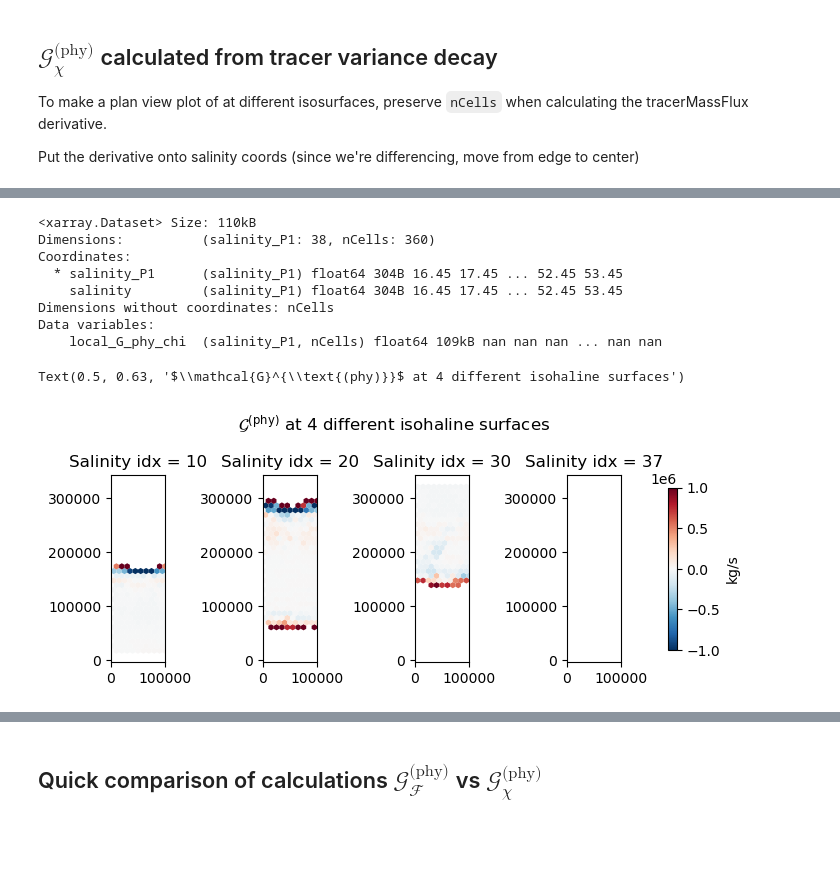
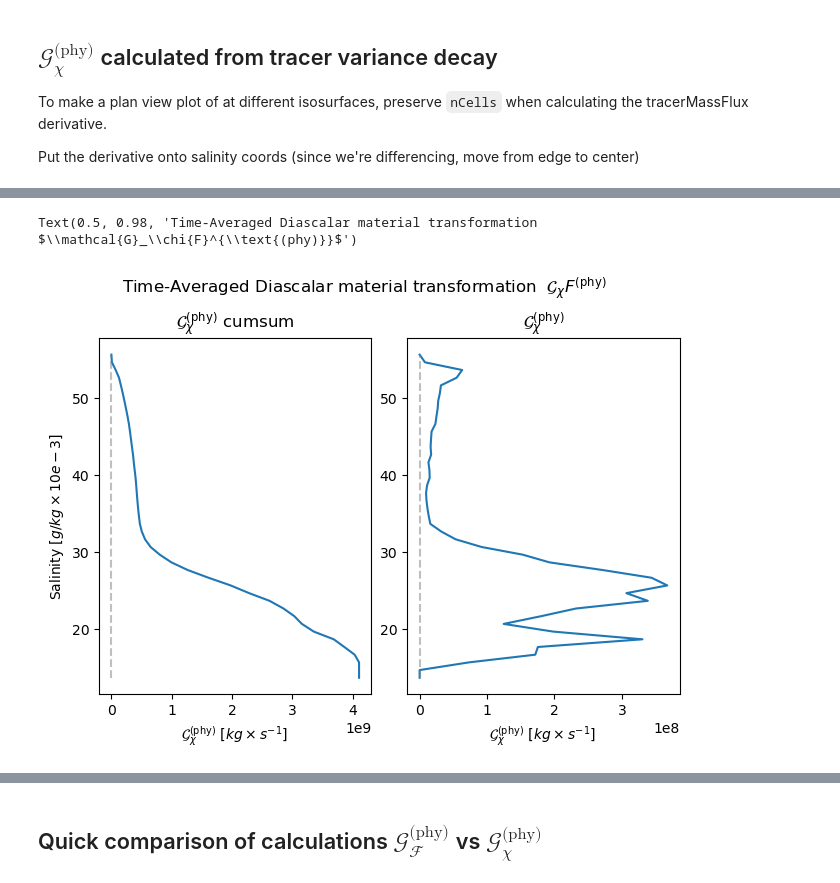
Before and after one commit to kailauyeda/WMT_DVD, a Jupyter notebook: bichan/analysis/preliminary_analysis.ipynb, the cells around one changed output, grey strips where cells are left out. Cells and saved outputs as stored; diff of their text form; code cells hidden in the pictures; blank space fills up the shorter version.

```diff
--- a/bichan/analysis/preliminary_analysis.ipynb
+++ b/bichan/analysis/preliminary_analysis.ipynb
@@ -87,6 +87,12 @@ ds_output = xr.open_dataset(filepath + '10km_channel_output.nc')
 ds_dvd = xr.open_dataset(filepath + 'analysis_members/10km_channel_DVD.0001-01-01.nc')
 mesh = xr.open_dataset(filepath + '10km_channel_init.nc')
 descriptor = mosaic.Descriptor(mesh, use_latlon=False)
+
+# format ds_dvd so that it includes a time=0 index (otherwise missing first time step)
+ds_dvd = xr.concat([ds_dvd.isel(Time=0), ds_dvd],dim='Time')
+ds_dvd["xtime"][0]= np.array(b"0001-01-01_00:00:00", dtype="|S64")
+
+ds_dvd['xtime'] = ds_dvd.xtime.assign_attrs(description='time=0 data is copy of time=1')
 # %%
 for i in ds_output.data_vars:
     if 'Mix' in i:
@@ -473,3 +494,14 @@ Text(0.5, 0.98, 'Time-averaged diascalar material transformation  $\\mathcal{G}_
+# %%
+# average over time
+# cumsum from bottom (lowest salinity class) to top (highest salinity class)
+# we need to perform a reverse cumsum because our water mass M is defined to be all values GREATER Than threshold lambda
+# reduce G_phy_ds along several dimensions
+G_phy_chi = G_phy_chi_ds.mean(dim='Time').sum(dim = 'nCells')
+
+rev_G_phy_chi = np.flipud(G_phy_chi)
+cumsum_rev_G_phy_chi = np.cumsum(rev_G_phy_chi)
+# reverse back to match highest salinity value to lowest cumsum value
+cumsum_G_phy_chi = np.flipud(cumsum_rev_G_phy_chi)
 # %% [markdown]
 ## $\mathcal{G}_\chi^{\text{(phy)}}$ calculated from tracer variance decay
 
@@ -532,32 +511,19 @@ Dimensions without coordinates: nCells
-# %%
-local_G_phy_chi_P1_ds.to_dataset(name = 'local_G_phy_chi')
-# %% [output]
-<xarray.Dataset> Size: 110kB
-Dimensions:          (salinity_P1: 38, nCells: 360)
-Coordinates:
-  * salinity_P1      (salinity_P1) float64 304B 16.45 17.45 ... 52.45 53.45
-    salinity         (salinity_P1) float64 304B 16.45 17.45 ... 52.45 53.45
-Dimensions without coordinates: nCells
-Data variables:
-    local_G_phy_chi  (salinity_P1, nCells) float64 109kB nan nan nan ... nan nan
 # %%
-fig,ax = plt.subplots(nrows=1,ncols=4,constrained_layout=True,figsize=(7,12))
+fig, ax = plt.subplots(nrows=1,ncols=2,constrained_layout=True)
 
-mosaic.polypcolor(ax[0],descriptor, local_G_phy_chi_ds.isel(salinity_P1=10),cmap='RdBu_r',vmin=-1e6,vmax=1e6)
-mosaic.polypcolor(ax[1],descriptor, local_G_phy_chi_ds.isel(salinity_P1=20),cmap='RdBu_r',vmin=-1e6,vmax=1e6)
-mosaic.polypcolor(ax[2],descriptor, local_G_phy_chi_ds.isel(salinity_P1=30),cmap='RdBu_r',vmin=-1e6,vmax=1e6)
-c = mosaic.polypcolor(ax[3],descriptor, local_G_phy_chi_ds.isel(salinity_P1=37),cmap='RdBu_r',vmin=-1e6,vmax=1e6)
+ax[0].plot(cumsum_G_phy_chi, G_phy_chi_ds.salinity)
+ax[0].set_title(r'$\mathcal{G}_\chi^{\text{(phy)}}$ cumsum')
+ax[1].plot(G_phy_chi, G_phy_chi_ds.salinity)
+ax[1].set_title(r'$\mathcal{G}_\chi^{\text{(phy)}}$')
+ax[0].vlines(0,ymin=G_phy_chi_ds.salinity[0], ymax = G_phy_chi_ds.salinity[-1], color='gray', alpha=0.5,linestyle='dashed')
+ax[1].vlines(0,ymin=G_phy_chi_ds.salinity[0], ymax = G_phy_chi_ds.salinity[-1], color='gray', alpha=0.5,linestyle='dashed')
 
-surfaces = [10, 20, 30, 37]
-for i in range(0,4):
-    ax[i].set_aspect(1.0)
-    ax[i].set_title(f'Salinity idx = {surfaces[i]}')
+ax[0].set_xlabel(r'$\mathcal{G}_\chi^{\text{(phy)}} \,\, \left[kg \times s^{-1}\right]$ ')
+ax[0].set_ylabel(r'Salinity $\left[ g/kg \times 10e-3\right]$')
 
-for i in range(1,4):
-    ax[i].set_ylabel('')
+ax[1].set_xlabel(r'$\mathcal{G}_\chi^{\text{(phy)}} \,\, \left[kg \times s^{-1}\right]$ ')
 
-fig.colorbar(c, ax=ax[3],label='kg/s')
-fig.suptitle(r'$\mathcal{G}^{\text{(phy)}}$ at 4 different isohaline surfaces',y=0.63)
+fig.suptitle(r'Time-Averaged Diascalar material transformation  $\mathcal{G}_\chi{F}^{\text{(phy)}}$')
 # %% [output]
-Text(0.5, 0.63, '$\\mathcal{G}^{\\text{(phy)}}$ at 4 different isohaline surfaces')
+Text(0.5, 0.98, 'Time-Averaged Diascalar material transformation  $\\mathcal{G}_\\chi{F}^{\\text{(phy)}}$')
-[figure, old version]
+[figure, new version]
```
Also changed, not shown: parts of 12 cells of this notebook.
